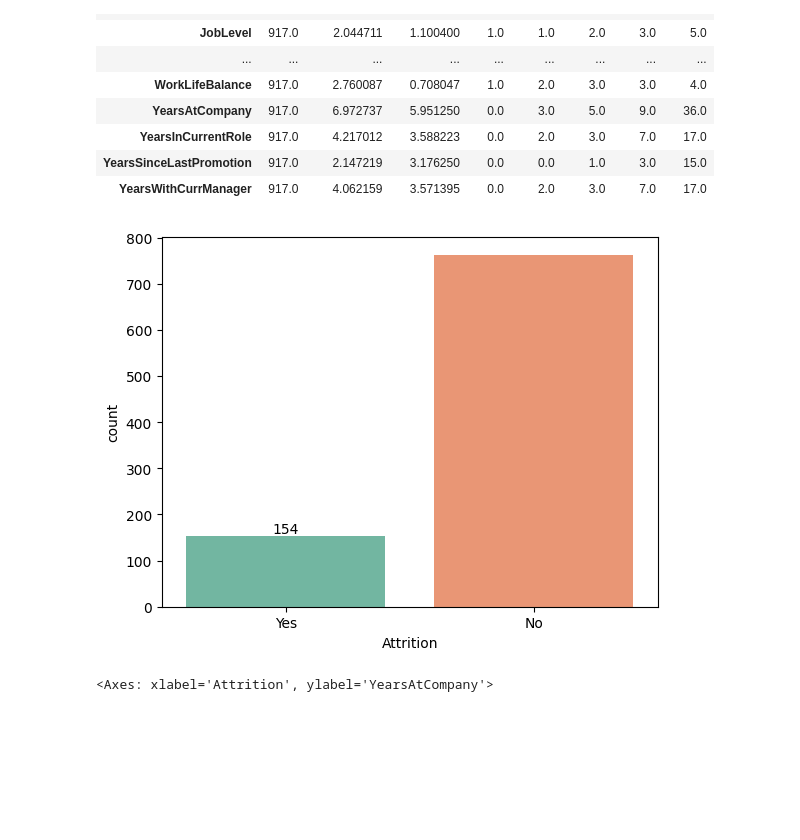
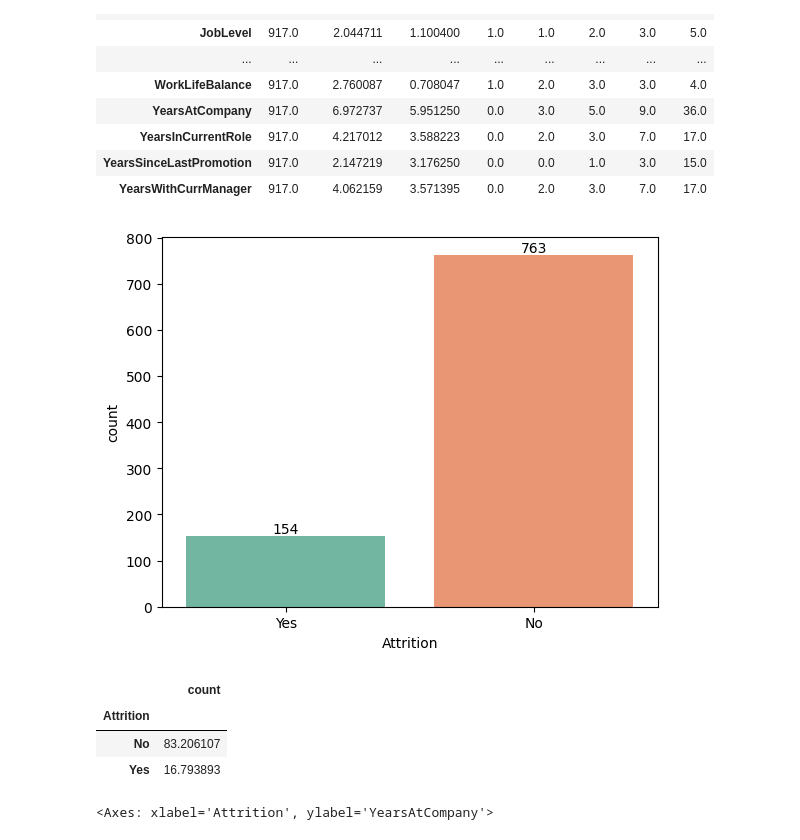
Before and after one commit to vinaykumargummadi/Data-Science-Projects, a Jupyter notebook: MicroProject and Assignment/VinayKumarG_Graded_MicroProject.ipynb, the cells around one changed output. Cells and saved outputs as stored; diff of their text form; code cells hidden in the pictures; blank space fills up the shorter version.

```diff
--- a/MicroProject and Assignment/VinayKumarG_Graded_MicroProject.ipynb
+++ b/MicroProject and Assignment/VinayKumarG_Graded_MicroProject.ipynb
@@ -44,11 +44,19 @@ df.describe().transpose()
 | YearsSinceLastPromotion | 917.0 | 2.147219 | 3.176250 | 0.0 | 0.0 | 1.0 | 3.0 | 15.0 |
 | YearsWithCurrManager | 917.0 | 4.062159 | 3.571395 | 0.0 | 2.0 | 3.0 | 7.0 | 17.0 |
 # %%
-ax=sns.countplot(data=df,x='Attrition',palette='Set2')
-ax.bar_label(ax.containers[0])
+ax = sns.countplot(data=df, x='Attrition', palette='Set2')
+for container in ax.containers:
+    ax.bar_label(container, fmt='%.0f', label_type='edge')
 plt.show()
 # %% [output]
-[figure, old version]
+[figure, new version]
+# %%
+pd.DataFrame((df.Attrition.value_counts()/df.shape[0])*100)
+# %% [output]
+|  | count |
+| Attrition |  |
+| No | 83.206107 |
+| Yes | 16.793893 |
 # %%
 sns.boxplot(data=df,x='Attrition',y='YearsAtCompany',palette='Set2')
 # %% [output]
```
Also changed, not shown: parts of 2 cells of this notebook.
